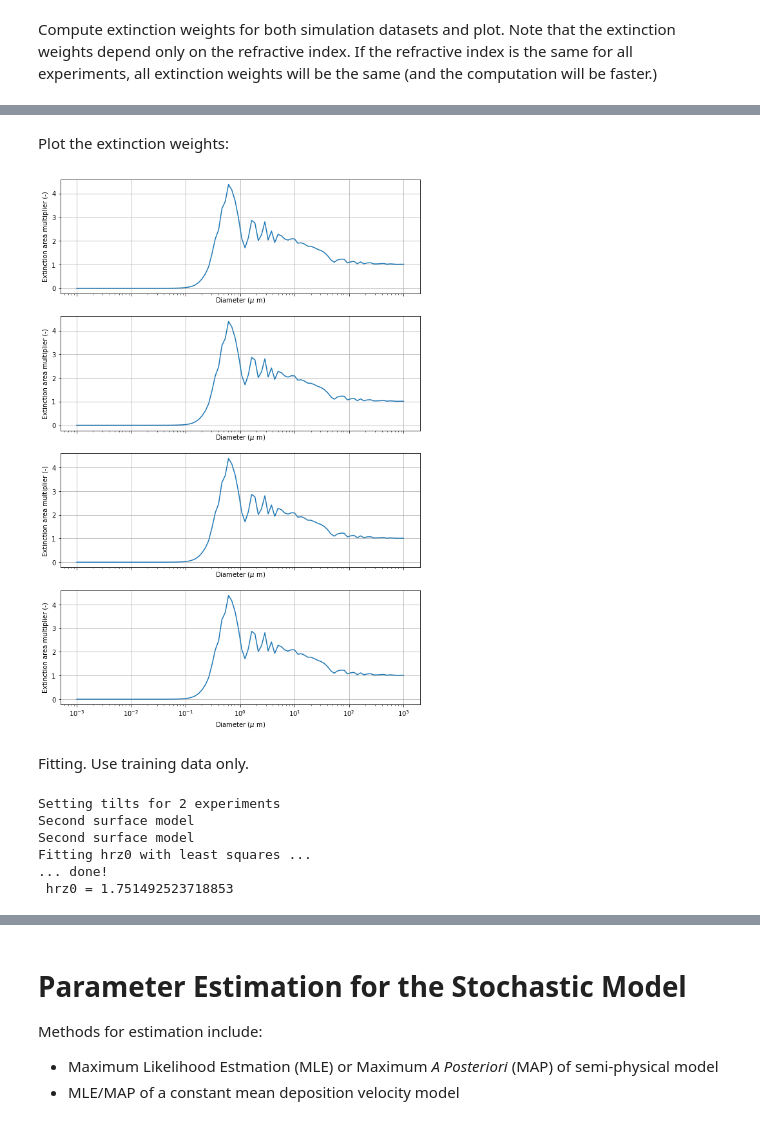
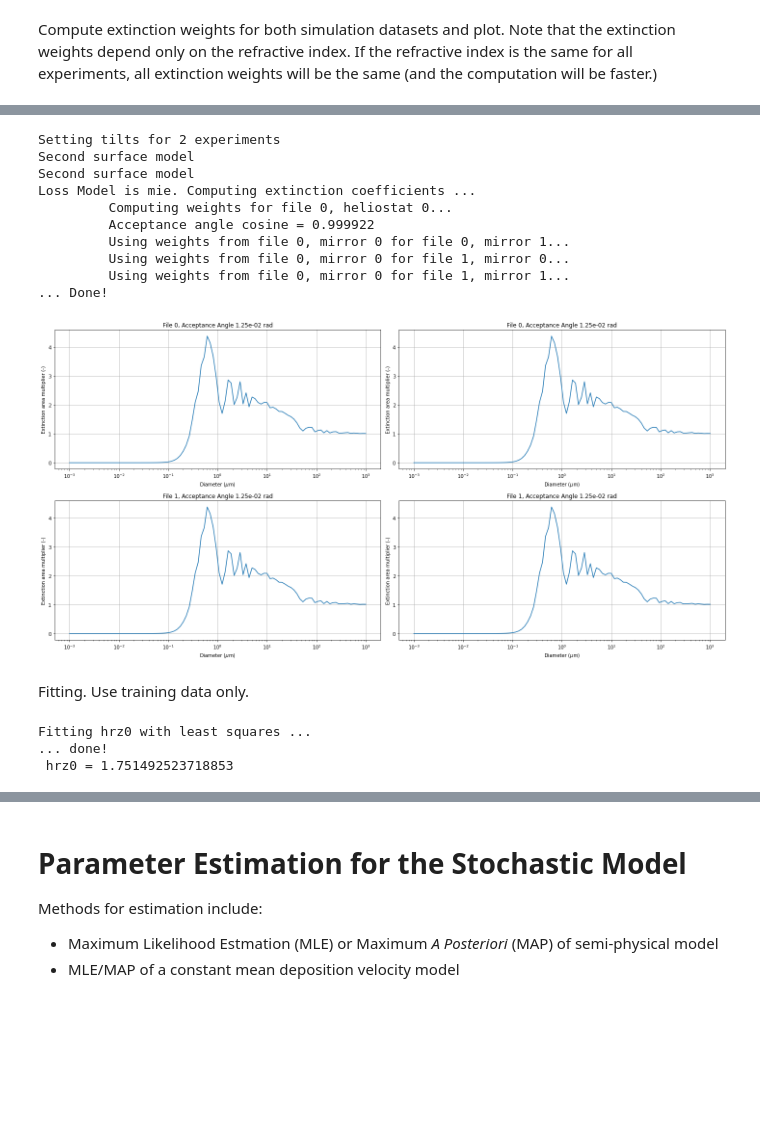
Before and after one commit to cholette/HelioSoil, a Jupyter notebook: demo_hrz0_fitting.ipynb, the cells around one changed output, grey strips where cells are left out. Cells and saved outputs as stored; diff of their text form; code cells hidden in the pictures; blank space fills up the shorter version.

```diff
--- a/demo_hrz0_fitting.ipynb
+++ b/demo_hrz0_fitting.ipynb
@@ -165,19 +143,27 @@ Acceptance angle cosine = 0.999922
-# %% [markdown]
-Plot the extinction weights:
+# %%
+imodel.helios_angles(sim_data_train,reflect_data_train,second_surface=second_surf)
+imodel.helios.compute_extinction_weights(sim_data_train,imodel.loss_model,verbose=True)
+# %% [output]
+Setting tilts for 2 experiments
+Second surface model
+Second surface model
+Loss Model is mie. Computing extinction coefficients ...
+         Computing weights for file 0, heliostat 0...
+         Acceptance angle cosine = 0.999922
+         Using weights from file 0, mirror 0 for file 0, mirror 1...
+         Using weights from file 0, mirror 0 for file 1, mirror 0...
+         Using weights from file 0, mirror 0 for file 1, mirror 1...
+... Done!
 # %%
-fig,ax = sim_data_total.plot_extinction_weights(fig_kwargs={'figsize':(10,15)})
+imodel.helios.plot_extinction_weights(sim_data_train,fig_kwargs={'figsize':(20,10)});
 # %% [output]
-[figure, old version]
+[figure, new version]
 # %% [markdown]
 Fitting. Use training data only.
 # %%
-imodel.helios_angles(sim_data_train,reflect_data_train,second_surface=second_surf)
 hrz0_multi,sse_multi = imodel.fit_hrz0_least_squares(sim_data_train,reflect_data_train)
 imodel.update_model_parameters(hrz0_multi)
 # %% [output]
-Setting tilts for 2 experiments
-Second surface model
-Second surface model
 Fitting hrz0 with least squares ...
 ... done!
  hrz0 = 1.751492523718853
```
Also changed, not shown: parts of 7 cells of this notebook, 6 other files.
